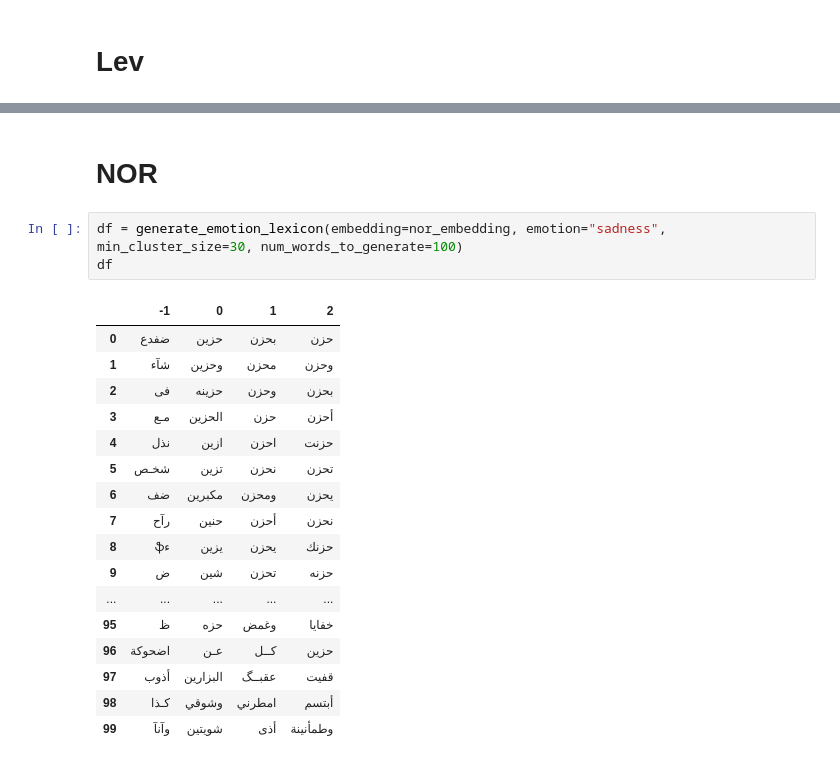
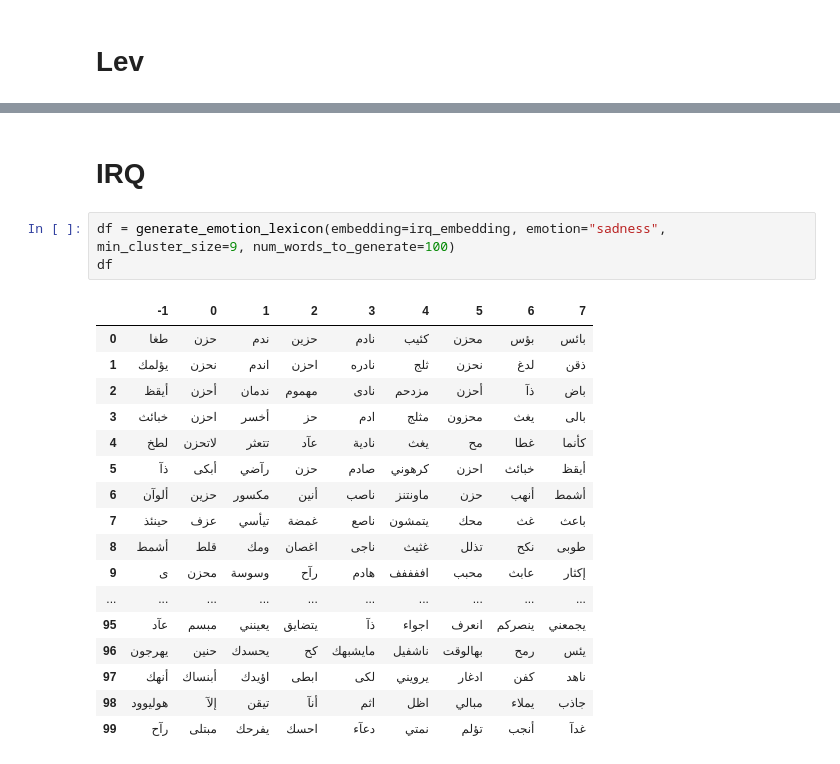
Before and after one commit to d7miiZ/Dialect-Graduation-Project, a Jupyter notebook: code/embeddings_idea/find_centroids.ipynb, the cells around one changed output, grey strips where cells are left out. Cells and saved outputs as stored; diff of their text form.

```diff
--- a/code/embeddings_idea/find_centroids.ipynb
+++ b/code/embeddings_idea/find_centroids.ipynb
@@ -275,24 +283,24 @@ df
 # %% [markdown]
-# NOR
+# IRQ
 # %%
-df = generate_emotion_lexicon(embedding=nor_embedding, emotion="sadness", min_cluster_size=30, num_words_to_generate=100)
+df = generate_emotion_lexicon(embedding=irq_embedding, emotion="sadness", min_cluster_size=9, num_words_to_generate=100)
 df
 # %% [output]
-|  | -1 | 0 | 1 | 2 |
-| 0 | ضفدع | حزين | بحزن | حزن |
-| 1 | شآء | وحزين | محزن | وحزن |
-| 2 | فی | حزينه | وحزن | بحزن |
-| 3 | مـع | الحزين | حزن | أحزن |
-| 4 | نذل | ازين | احزن | حزنت |
-| 5 | شخـص | تزين | نحزن | تحزن |
-| 6 | ضف | مكبرين | ومحزن | يحزن |
-| 7 | رآح | حنين | أحزن | نحزن |
-| 8 | ֆء | يزين | يحزن | حزنك |
-| 9 | ض | شين | تحزن | حزنه |
-| ... | ... | ... | ... | ... |
-| 95 | ظ | حزه | وغمض | خفايا |
-| 96 | اضحوكة | عـن | كــل | حزين |
-| 97 | أذوب | البزارين | عقبــگ | قفيت |
-| 98 | كـذا | وشوقي | امطرني | أبتسم |
-| 99 | وآنآ | شويتين | أذى | وطمأنينة |
+|  | -1 | 0 | 1 | 2 | 3 | 4 | 5 | 6 | 7 |
+| 0 | طغا | حزن | ندم | حزين | نادم | كئيب | محزن | بؤس | بائس |
+| 1 | يؤلمك | نحزن | اندم | احزن | نادره | ثلج | نحزن | لدغ | ذقن |
+| 2 | أيقظ | أحزن | ندمان | مهموم | نادى | مزدحم | أحزن | ذآ | باض |
+| 3 | خبائث | احزن | أخسر | حز | ادم | مثلج | محزون | يغث | بالى |
+| 4 | لطخ | لاتحزن | تتعثر | عآد | نادية | يغث | مح | غطا | كأنما |
+| 5 | ذآ | أبكى | رآضي | حزن | صادم | كرهوني | احزن | خبائث | أيقظ |
+| 6 | ألوآن | حزين | مكسور | أنين | ناصب | ماونتنز | حزن | أنهب | أشمط |
+| 7 | حينئذ | عزف | تيأسي | غمضة | ناصع | يتمشون | محك | غث | باعث |
+| 8 | أشمط | قلط | ومك | اغصان | ناجى | غثيث | تذلل | نكح | طوبى |
+| 9 | ى | محزن | وسوسة | رآح | هادم | اففففف | محبب | عابث | إكثار |
+| ... | ... | ... | ... | ... | ... | ... | ... | ... | ... |
+| 95 | عآد | مبسم | يعينني | يتضايق | ذآ | اجواء | انعرف | ينصركم | يجمعني |
+| 96 | يهرجون | حنين | يحسدك | كح | مايشبهك | ناشفيل | بهالوقت | رمح | يئس |
+| 97 | أنهك | أبنساك | اؤيدك | ابطى | لكى | يرويني | ادغار | كفن | ناهد |
+| 98 | هوليوود | إلآ | تيقن | أنآ | اثم | اظل | مبالي | يملاء | جاذب |
+| 99 | رآح | مبتلى | يفرحك | احسك | دعآء | نمتي | تؤلم | أنجب | غدآ |
 # %%
```
Also changed, not shown: parts of 9 cells of this notebook, 1 other file.
